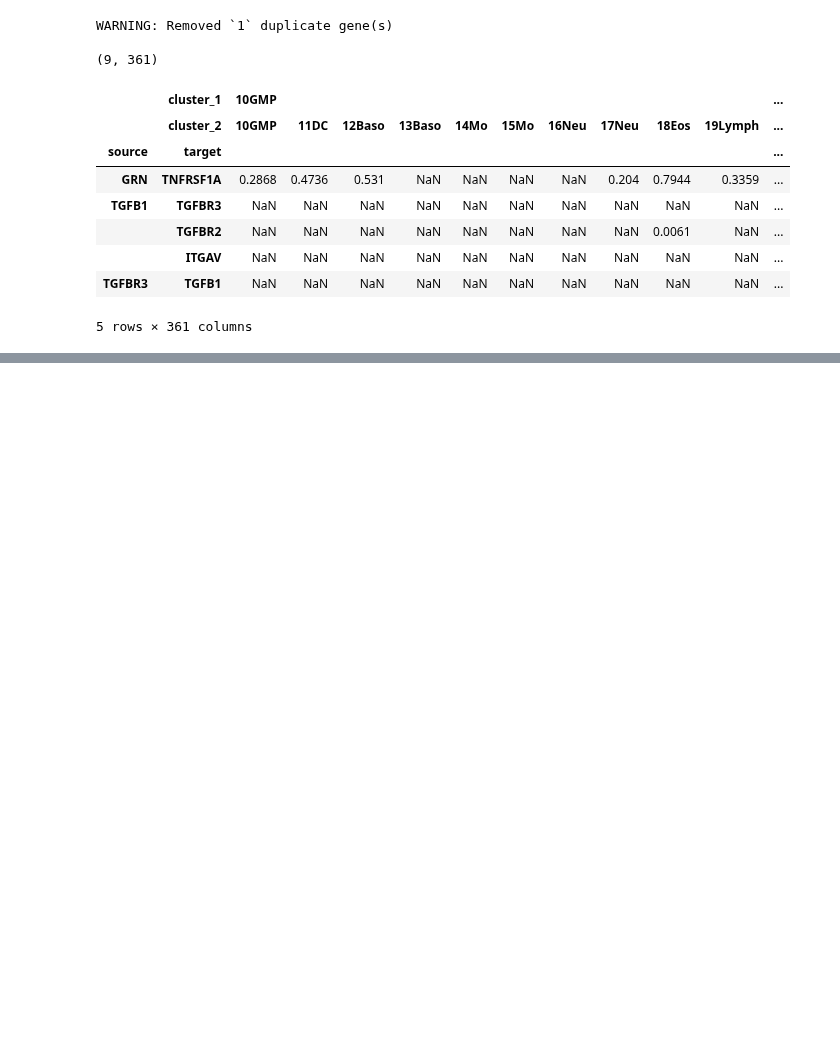
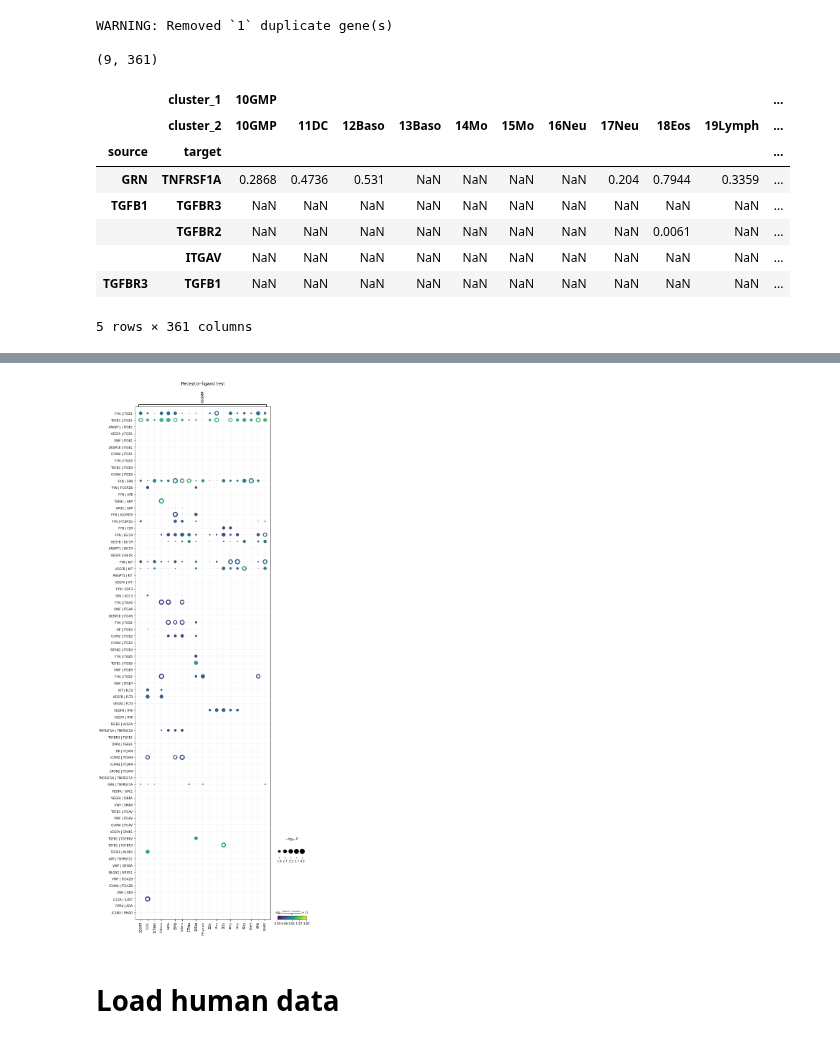
Before and after one commit to scverse/squidpy, a Jupyter notebook: notebooks/ligrec_vignette.ipynb, the cells around one changed output, grey strips where cells are left out. Drawn from its saved outputs; the diff is of its cells as text; code cells hidden in the pictures; blank space fills up the shorter version.

```diff
--- a/notebooks/ligrec_vignette.ipynb
+++ b/notebooks/ligrec_vignette.ipynb
@@ -128,0 +59,8 @@ ligrec(
+# %%
+res = sp.gr.ligrec(adata, "paul15_clusters",
+                   fdr_method=None, copy=True,
+                   threshold=0.1, seed=0, n_perms=10000, n_jobs=1)
+df = res.pvalues
+print(df.shape)
+
+df.head()
@@ -128,0 +80,6 @@ ligrec(
+# %%
+sp.pl.ligrec(res, src_clusters="10GMP")
+# %% [output]
+[figure, added]
+# %% [markdown]
+# Load human data
```
Also changed, not shown: parts of 26 cells of this notebook, 7 other files.
